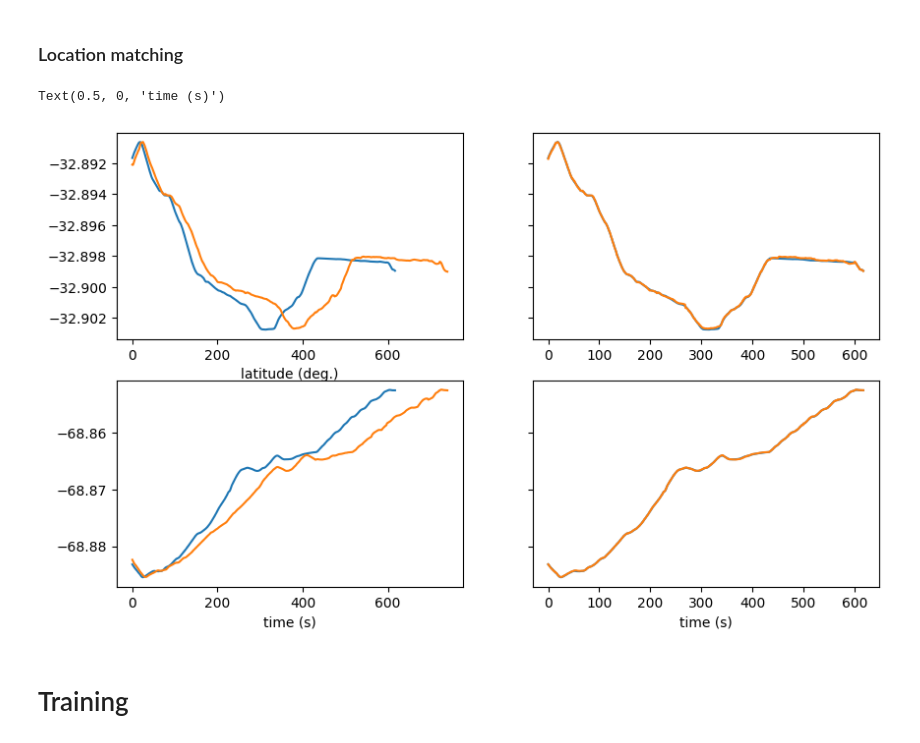
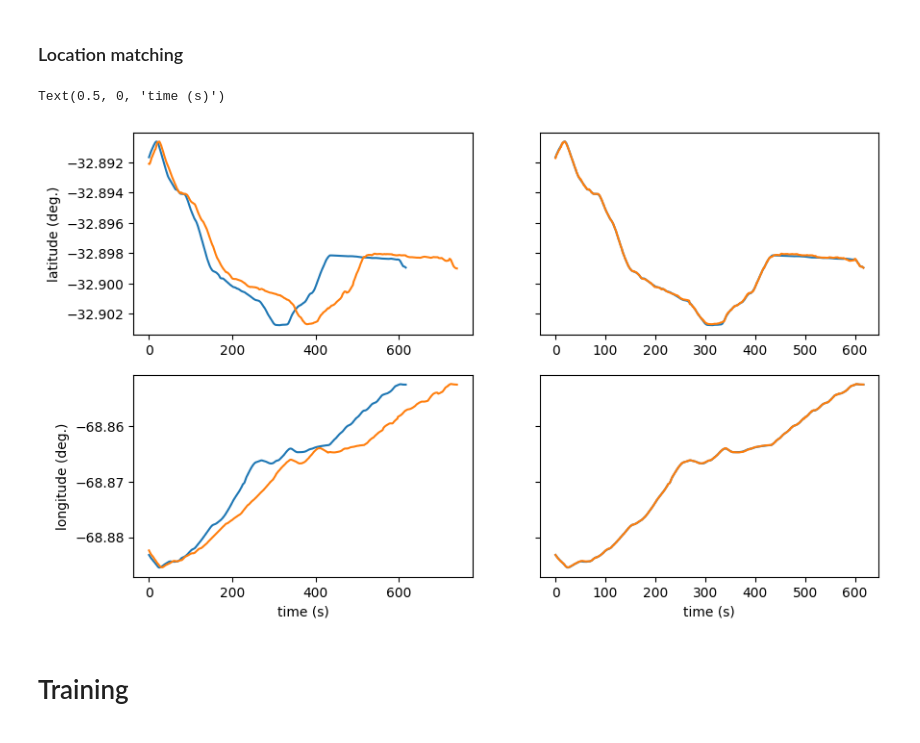
Before and after one commit to carloshernangarrido/ordinal_regression, a Jupyter notebook: single_vib_feature_913.ipynb, the cells around one changed output. Drawn from its saved outputs; the diff is of its cells as text; code cells hidden in the pictures.

```diff
--- a/exp_ana_913.ipynb
+++ b/single_vib_feature_913.ipynb
@@ -6,7 +6,7 @@ from scipy import signal, interpolate
 import numpy as np
 import folium
 # %%
-source_path = r"C:\Users\joses\Mi unidad\TRABAJO\49_profile_estimation\TRABAJO\experimental\bus_913"
+source_path = r"C:\Users\joses\Mi unidad\TRABAJO\49_profile_estimation\TRABAJO\experimental\bus_913\ordinal_regression"
 
 win_len = 500
 
@@ -160,31 +160,31 @@ for i, (dist, idx) in enumerate(zip(nearest_distances, nearest_indices)):
 # %%
 # location matching
 loc_orig_df_2_matched = loc_orig_df_1.copy()
 for index, row in loc_orig_df_1.iterrows():
     seconds_elapsed_1 = row['seconds_elapsed']
     if index == len(loc_orig_df_2_matched):
         break
     loc_orig_df_2_matched.iloc[index] = loc_orig_df_2.loc[loc_orig_df_2['seconds_elapsed'] == time_matches_dict[seconds_elapsed_1]].values[0]
 
 fig, ax = plt.subplots(2, 2, figsize=(10, 6), sharey='row')
 ax[0,0].plot(loc_orig_df_1['latitude'].values)
 ax[0,0].plot(loc_orig_df_2['latitude'].values)
 ax[1,0].plot(loc_orig_df_1['longitude'].values)
 ax[1,0].plot(loc_orig_df_2['longitude'].values)
 
 
 ax[0,1].plot(loc_orig_df_1['latitude'].values)
 ax[0,1].plot(loc_orig_df_2_matched['latitude'].values)
 ax[1,1].plot(loc_orig_df_1['longitude'].values)
 ax[1,1].plot(loc_orig_df_2_matched['longitude'].values)
 
-ax[0,0].set_xlabel('latitude (deg.)')
-ax[1,0].set_xlabel('longitude (deg.)')
+ax[0,0].set_ylabel('latitude (deg.)')
+ax[1,0].set_ylabel('longitude (deg.)')
 ax[1,0].set_xlabel('time (s)')
 ax[1,1].set_xlabel('time (s)')
 # %% [output]
 Text(0.5, 0, 'time (s)')
-[figure, old version]
+[figure, new version]
 # %% [markdown]
 # Training
 # %%
```
Also changed, not shown: parts of 6 cells of this notebook, 6 other files.
